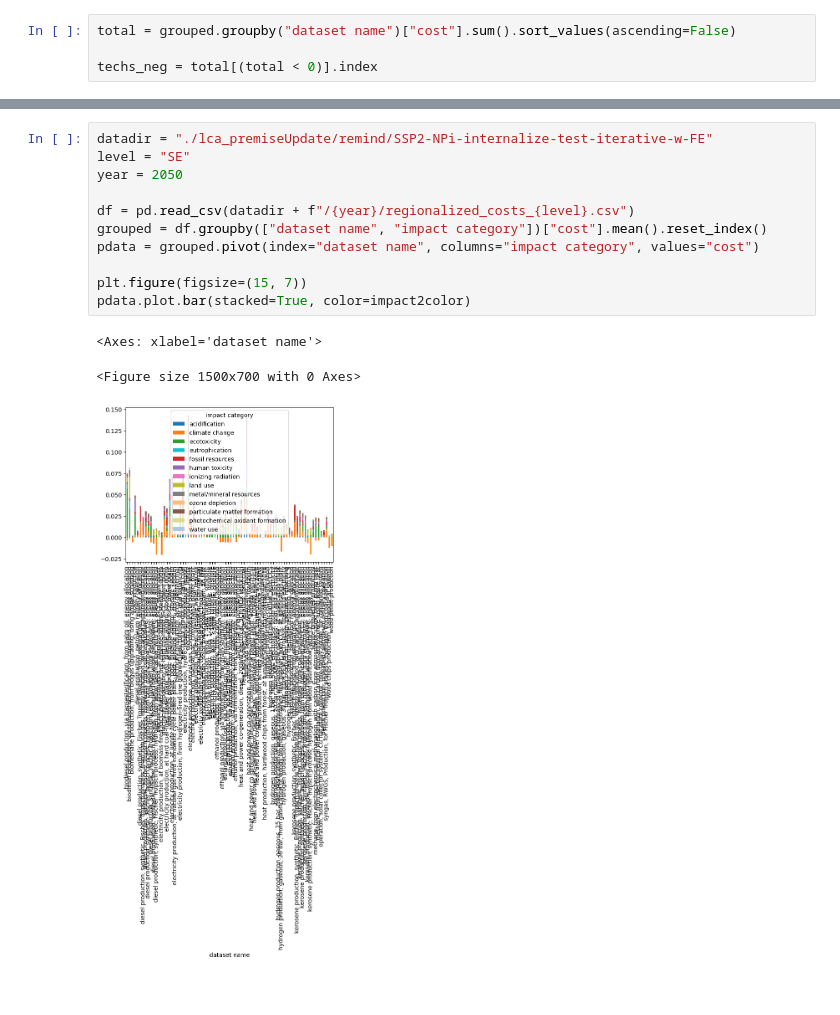
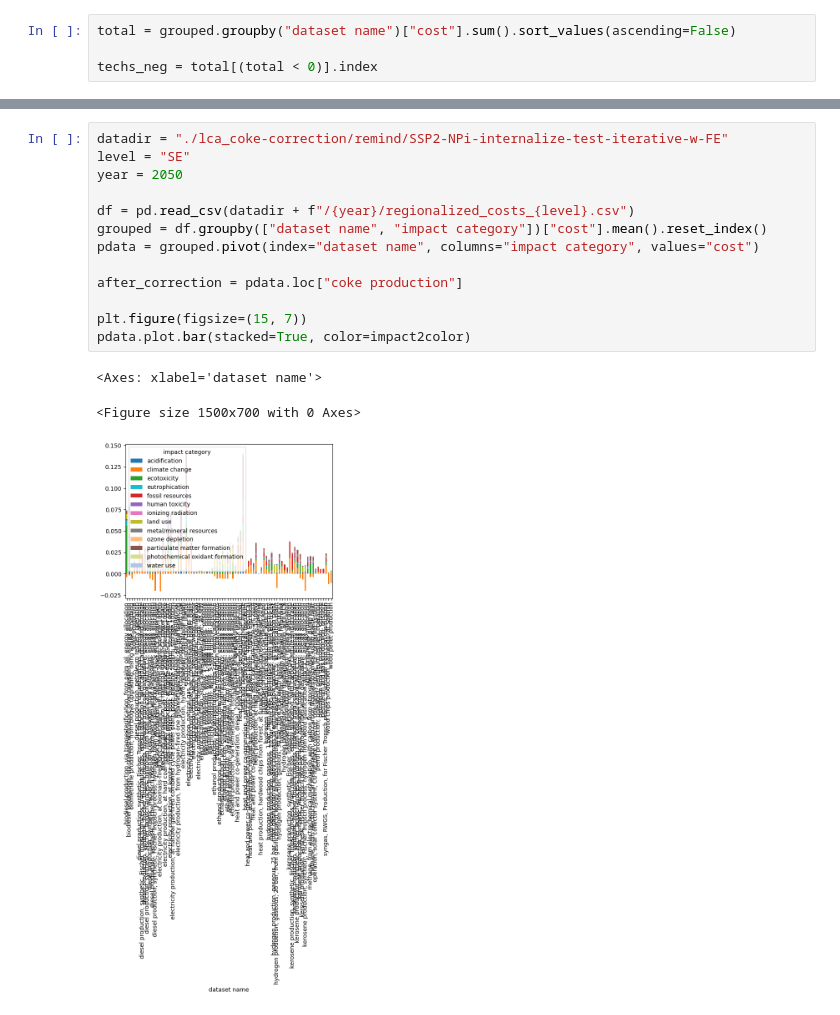
Before and after one commit to dbantje/internalizer, a Jupyter notebook: dev/check_costs.ipynb, the cells around one changed output, grey strips where cells are left out. Drawn from its saved outputs; the diff is of its cells as text.

```diff
--- a/dev/check_costs.ipynb
+++ b/dev/check_costs.ipynb
@@ -91,15 +50,17 @@ sel.plot.bar(stacked=True, color=impact2color)
-# %%
-datadir = "./lca_premiseUpdate/remind/SSP2-NPi-internalize-test-iterative-w-FE"
-level = "SE"
-year = 2050
-
-df = pd.read_csv(datadir + f"/{year}/regionalized_costs_{level}.csv")
-grouped = df.groupby(["dataset name", "impact category"])["cost"].mean().reset_index()
-pdata = grouped.pivot(index="dataset name", columns="impact category", values="cost")
-
-plt.figure(figsize=(15, 7))
-pdata.plot.bar(stacked=True, color=impact2color)
-# %% [output]
-<Axes: xlabel='dataset name'>
-<Figure size 1500x700 with 0 Axes>
-[figure, removed]
+# %%
+datadir = "./lca_coke-correction/remind/SSP2-NPi-internalize-test-iterative-w-FE"
+level = "SE"
+year = 2050
+
+df = pd.read_csv(datadir + f"/{year}/regionalized_costs_{level}.csv")
+grouped = df.groupby(["dataset name", "impact category"])["cost"].mean().reset_index()
+pdata = grouped.pivot(index="dataset name", columns="impact category", values="cost")
+
+after_correction = pdata.loc["coke production"]
+
+plt.figure(figsize=(15, 7))
+pdata.plot.bar(stacked=True, color=impact2color)
+# %% [output]
+<Axes: xlabel='dataset name'>
+<Figure size 1500x700 with 0 Axes>
+[figure, added]
```
Also changed, not shown: parts of 10 cells of this notebook, 4 other files.
